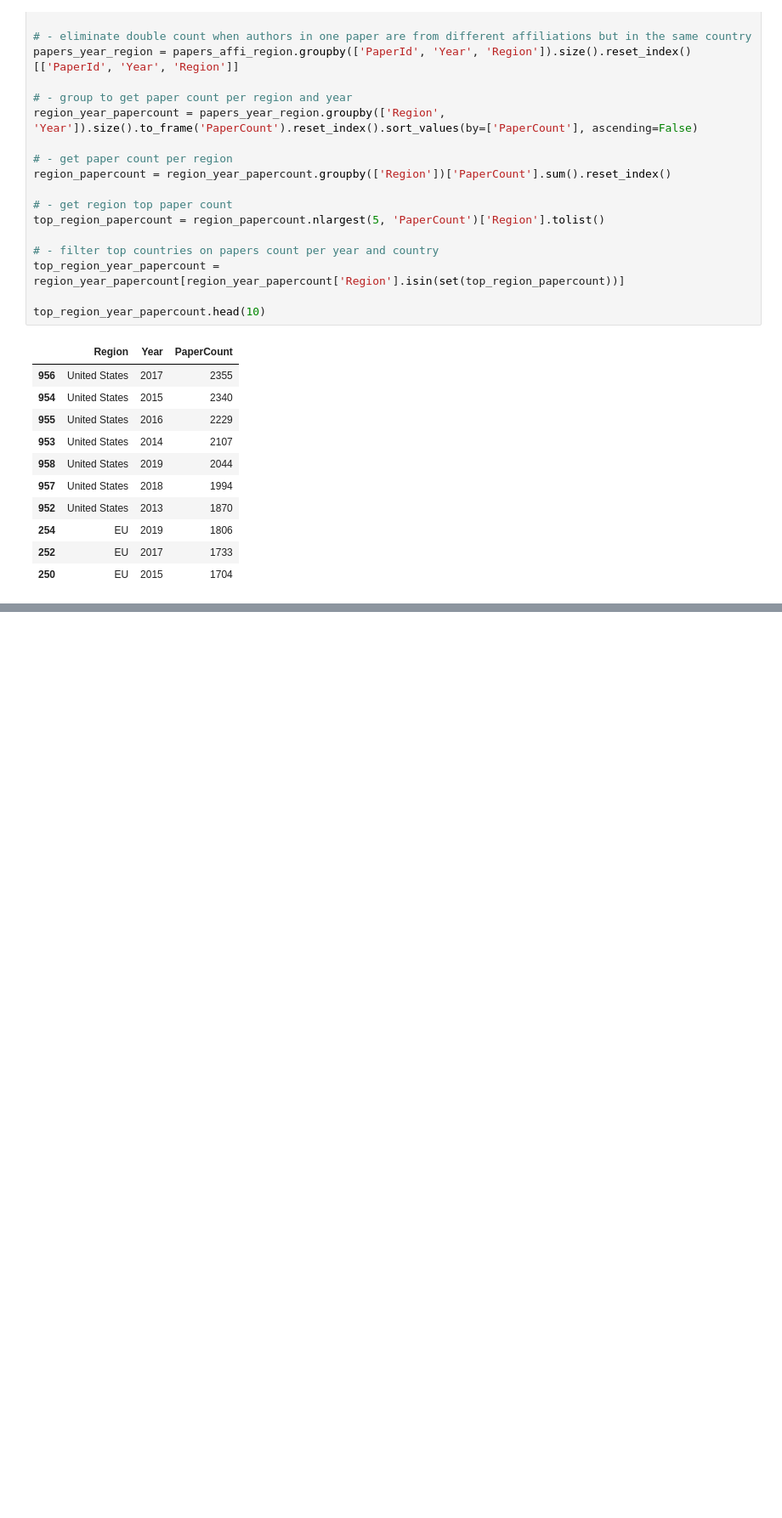
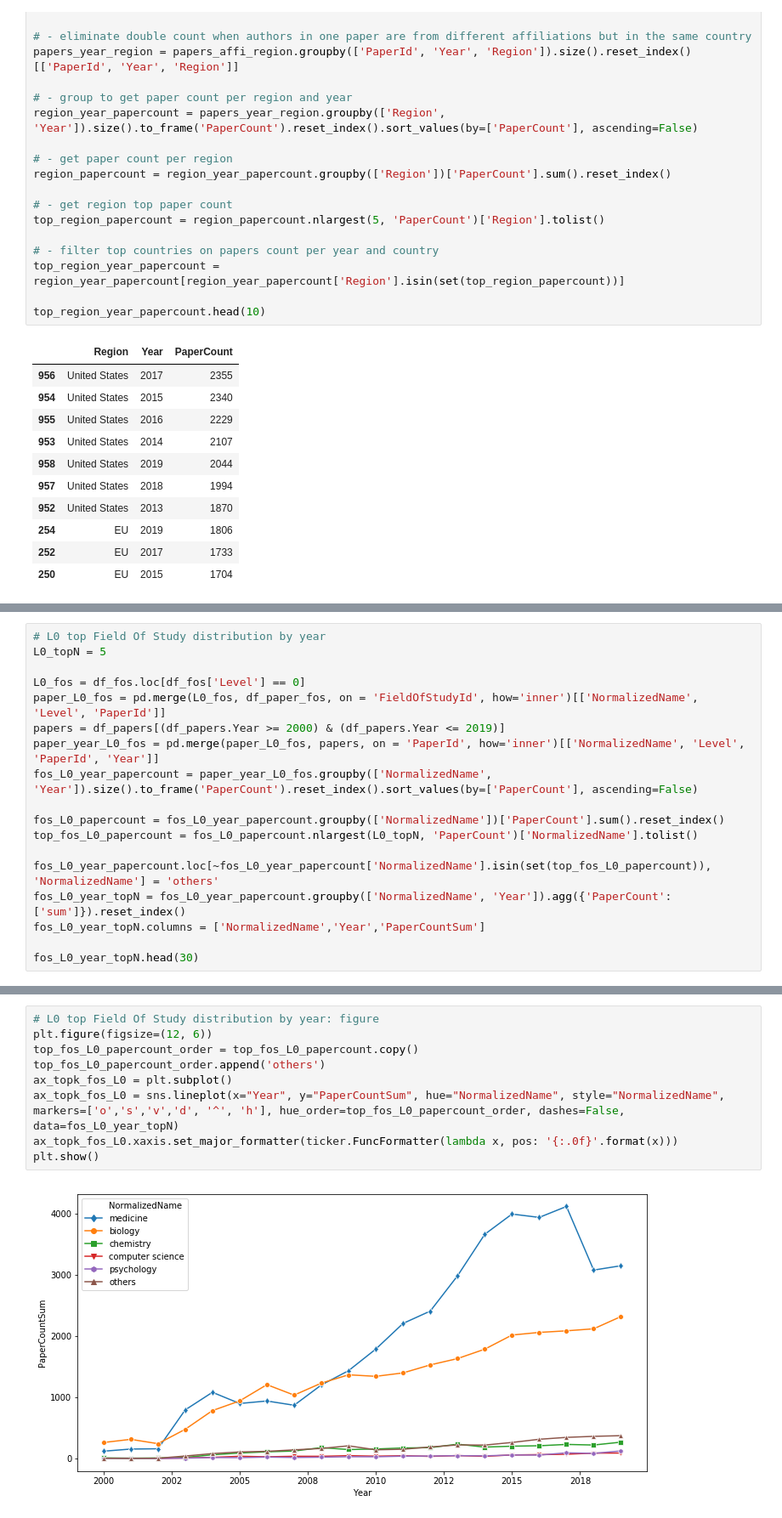
Before and after one commit to LiMa0326/mag-analysis-examples, a Jupyter notebook: pandas-subgraph-local-samples.ipynb, the cells around one changed output, grey strips where cells are left out. Shown: that part at 85% size. Saved outputs shown, nothing was run; the diff lists cells and outputs as text; blank space fills up the shorter version.

```diff
--- a/pandas-subgraph-local-samples.ipynb
+++ b/pandas-subgraph-local-samples.ipynb
@@ -209,0 +287,18 @@ plt.show()
+# %%
+# L0 top Field Of Study distribution by year
+L0_topN = 5
+
+L0_fos = df_fos.loc[df_fos['Level'] == 0]
+paper_L0_fos = pd.merge(L0_fos, df_paper_fos, on = 'FieldOfStudyId', how='inner')[['NormalizedName', 'Level', 'PaperId']]
+papers = df_papers[(df_papers.Year >= 2000) & (df_papers.Year <= 2019)]
+paper_year_L0_fos = pd.merge(paper_L0_fos, papers, on = 'PaperId', how='inner')[['NormalizedName', 'Level', 'PaperId', 'Year']]
+fos_L0_year_papercount = paper_year_L0_fos.groupby(['NormalizedName', 'Year']).size().to_frame('PaperCount').reset_index().sort_values(by=['PaperCount'], ascending=False)
+
+fos_L0_papercount = fos_L0_year_papercount.groupby(['NormalizedName'])['PaperCount'].sum().reset_index()
+top_fos_L0_papercount = fos_L0_papercount.nlargest(L0_topN, 'PaperCount')['NormalizedName'].tolist()
+
+fos_L0_year_papercount.loc[~fos_L0_year_papercount['NormalizedName'].isin(set(top_fos_L0_papercount)), 'NormalizedName'] = 'others'
+fos_L0_year_topN = fos_L0_year_papercount.groupby(['NormalizedName', 'Year']).agg({'PaperCount':['sum']}).reset_index()
+fos_L0_year_topN.columns = ['NormalizedName','Year','PaperCountSum']
+
+fos_L0_year_topN.head(30)
@@ -209,0 +323,11 @@ plt.show()
+# %%
+# L0 top Field Of Study distribution by year: figure
+plt.figure(figsize=(12, 6))
+top_fos_L0_papercount_order = top_fos_L0_papercount.copy()
+top_fos_L0_papercount_order.append('others')
+ax_topk_fos_L0 = plt.subplot()
+ax_topk_fos_L0 = sns.lineplot(x="Year", y="PaperCountSum", hue="NormalizedName", style="NormalizedName", markers=['o','s','v','d', '^', 'h'], hue_order=top_fos_L0_papercount_order, dashes=False, data=fos_L0_year_topN)
+ax_topk_fos_L0.xaxis.set_major_formatter(ticker.FuncFormatter(lambda x, pos: '{:.0f}'.format(x)))
+plt.show()
+# %% [output]
+[figure, added]
```
Also changed, not shown: parts of 9 cells of this notebook.
